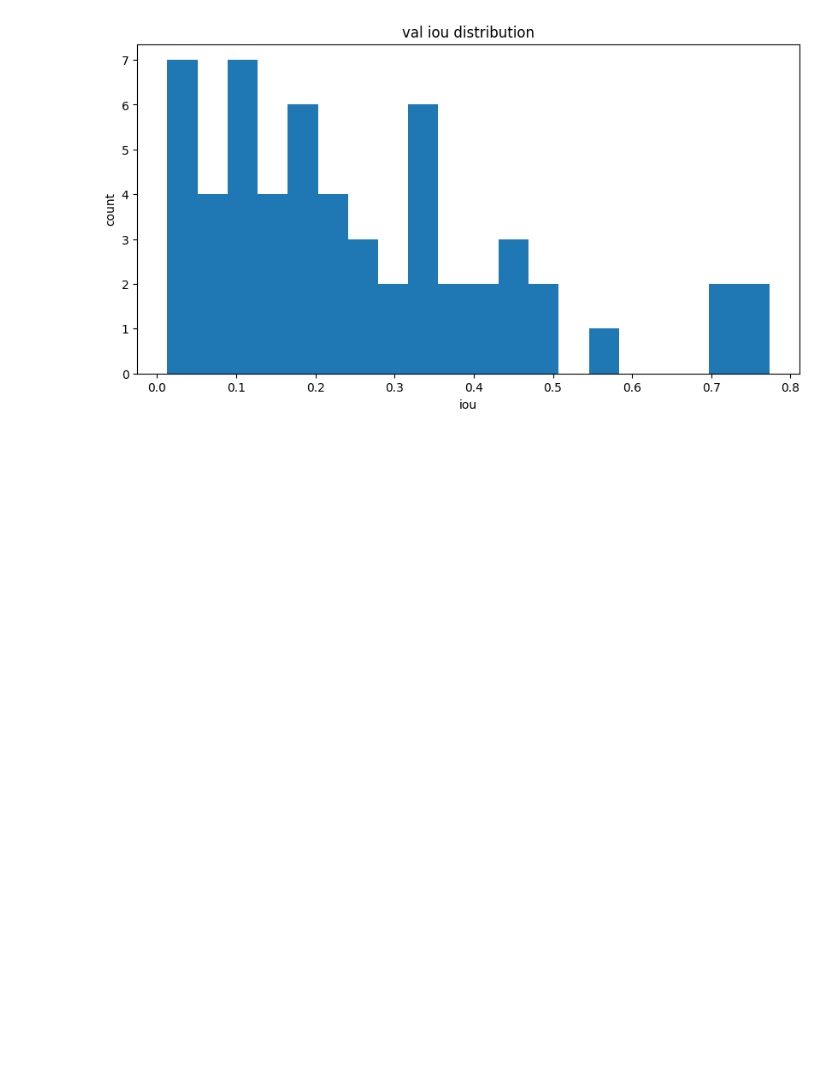
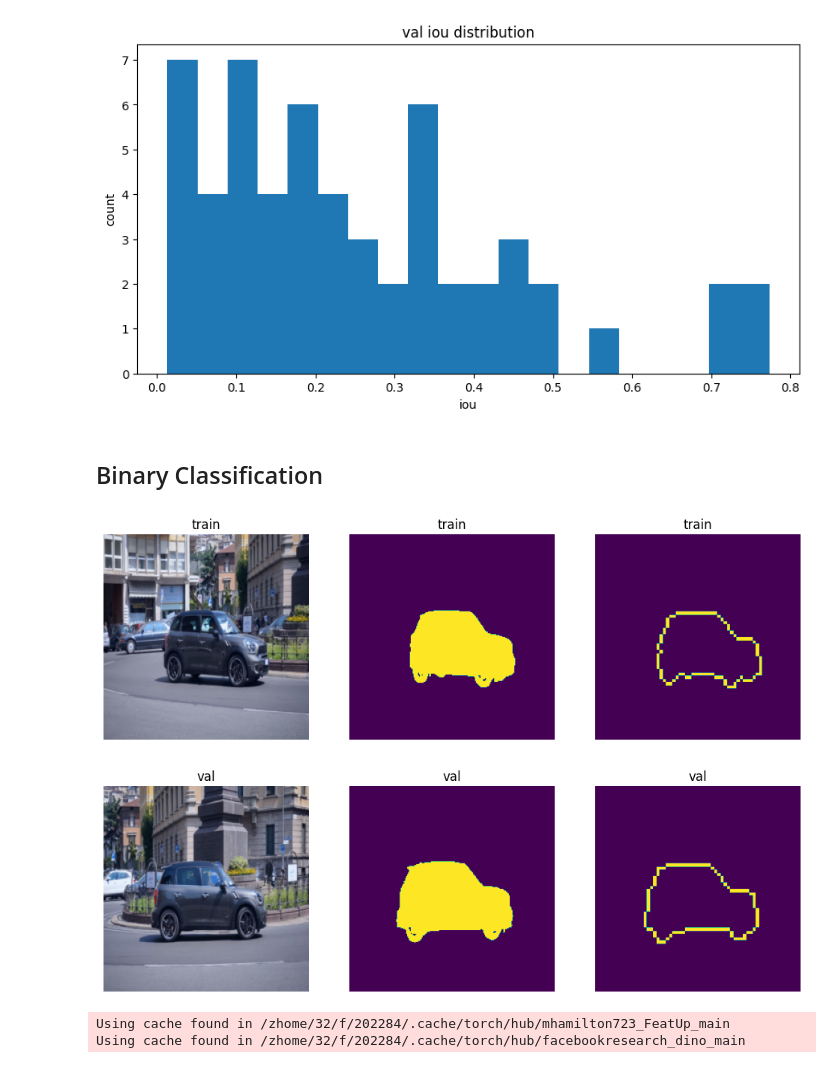
Before and after one commit to wcbup/VOS_boundary_tracking, a Jupyter notebook: bou_sim_prop.ipynb, the cells around one changed output. Cells and saved outputs as stored; diff of their text form; code cells hidden in the pictures; blank space fills up the shorter version.

Commit message:
week32 bou classifier & Cotracker

```diff
--- a/bou_sim_prop.ipynb
+++ b/bou_sim_prop.ipynb
@@ -1194,3 +1241,5 @@ plt.show()
 val_check_idxs = [2, 7, 22]
 for idx in val_check_idxs:
     val_inferer.show_video_results(idx)
+# %% [markdown]
+## Binary Classification
@@ -1196,0 +1281,43 @@ for idx in val_check_idxs:
+# %%
+video_idx = 7
+frame_idx = 0
+img_tensor, mask, points = val_infer_set.raw_data_set[video_idx][frame_idx]
+val_frame_idx = 25
+val_img_tensor, val_mask, val_points = val_infer_set.raw_data_set[video_idx][val_frame_idx]
+plt.figure(figsize=(12, 8))
+plt.subplot(2, 3, 1)
+plt.title("train")
+plt.axis("off")
+plt.imshow(normalize(img_tensor).permute(1, 2, 0).cpu().numpy())
+plt.subplot(2, 3, 2)
+plt.title("train")
+plt.axis("off")
+plt.imshow(mask.cpu())
+plt.subplot(2, 3, 3)
+plt.title("train")
+plt.axis("off")
+boundary_img_tensor = get_binary_boundary_mask(mask, 64, "cuda")
+plt.imshow(boundary_img_tensor.cpu())
+plt.subplot(2, 3, 4)
+plt.title("val")
+plt.axis("off")
+plt.imshow(normalize(val_img_tensor).permute(1, 2, 0).cpu().numpy())
+plt.subplot(2, 3, 5)
+plt.title("val")
+plt.axis("off")
+plt.imshow(val_mask.cpu())
+plt.subplot(2, 3, 6)
+plt.title("val")
+plt.axis("off")
+val_boundary_img_tensor = get_binary_boundary_mask(val_mask, 64, "cuda")
+plt.imshow(val_boundary_img_tensor.cpu())
+plt.show()
+# %% [output]
+[figure, added]
+# %%
+binary_classifier = BinaryClassifier(featup).cuda()
+focal_loss = FocalLoss()
+optimizer = torch.optim.Adam(binary_classifier.parameters(), lr=1e-4)
+# %% [output]
+Using cache found in /zhome/32/f/202284/.cache/torch/hub/mhamilton723_FeatUp_main
+Using cache found in /zhome/32/f/202284/.cache/torch/hub/facebookresearch_dino_main
```
Also changed, not shown: parts of 12 cells of this notebook, 15 other files.
